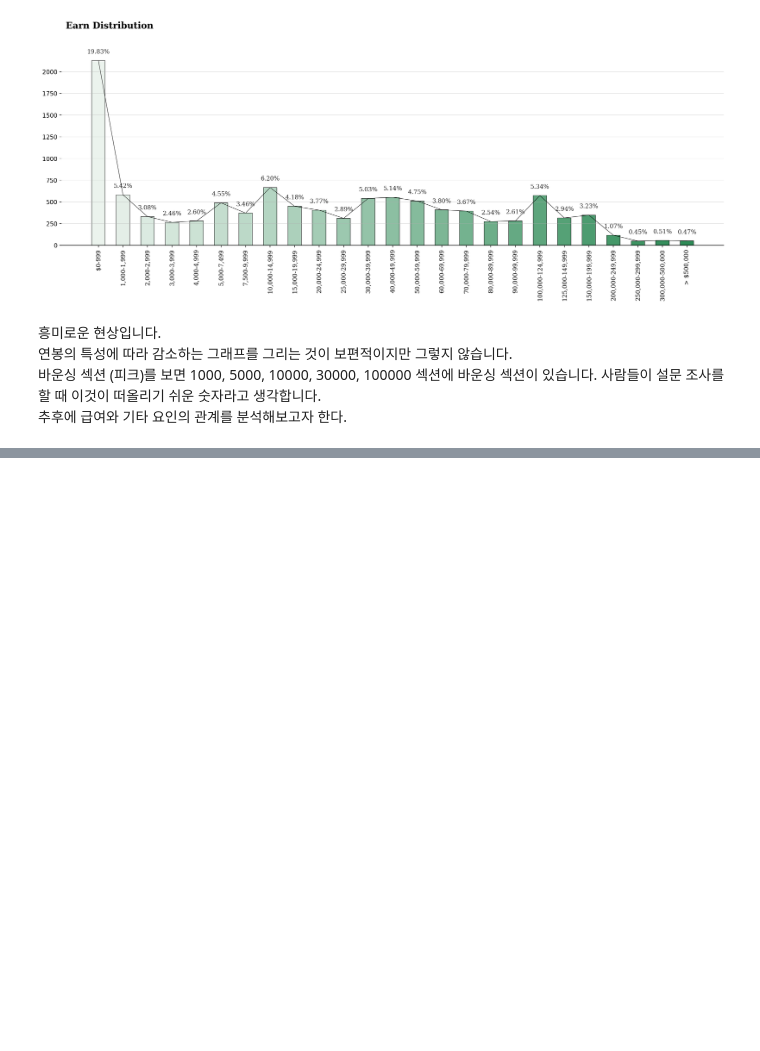
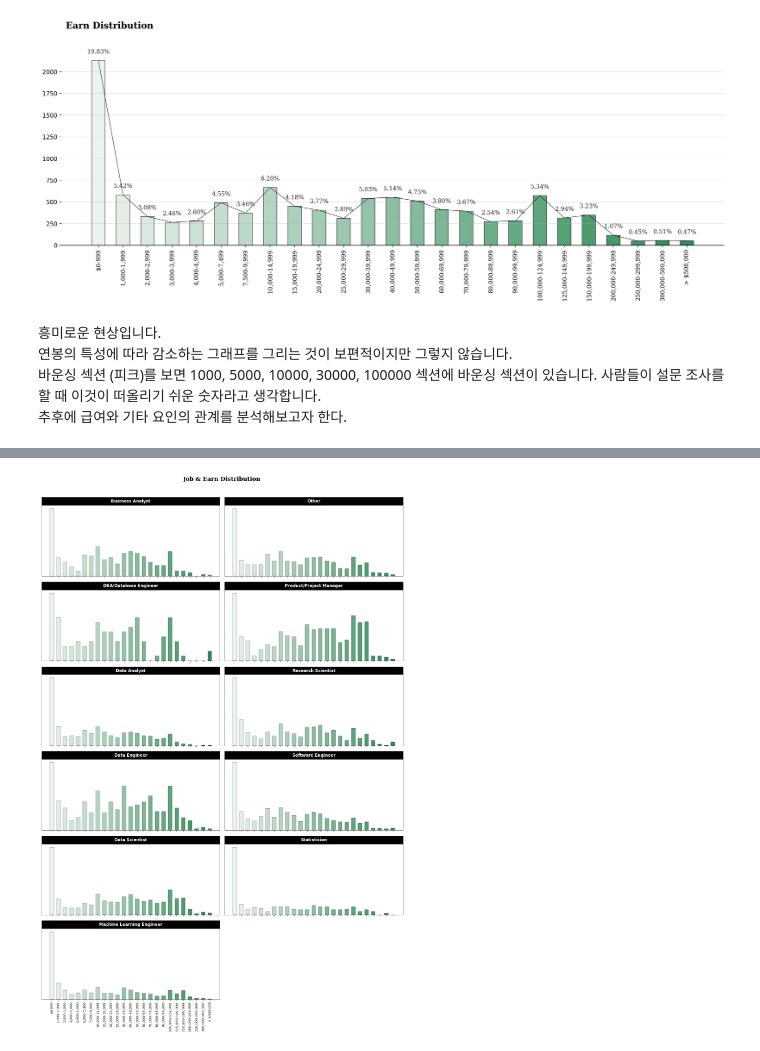
Before and after one commit to OH1107/Kaggle, a Jupyter notebook: 2020 Kaggle Machine Learning & Data Science Survey/[Kaggle_2020]_Visualization_&_Analysis.ipynb, the cells around one changed output, grey strips where cells are left out. Drawn from its saved outputs; the diff is of its cells as text; code cells hidden in the pictures; blank space fills up the shorter version.

```diff
--- a/2020 Kaggle Machine Learning & Data Science Survey/[Kaggle_2020]_Visualization_&_Analysis.ipynb
+++ b/2020 Kaggle Machine Learning & Data Science Survey/[Kaggle_2020]_Visualization_&_Analysis.ipynb
@@ -507,0 +544,37 @@ plt.show()
+# %%
+data_q5q24 = pd.pivot_table(data, values='count', index=['Q5'], columns=['Q24'], aggfunc=np.sum).fillna(0).astype(int).loc[:,q24_order]
+data_q5q24 = (data_q5q24.T /data_q5q24.sum(axis=1))#.rename(columns={'United States of America':'USA', 'United Kingdom of Great Britain and Northern Ireland': 'UK'})
+
+colors=sns.light_palette("seagreen", len(data_q24))
+
+fig, ax = plt.subplots(6, 2,figsize=(15, 22), sharex=True)
+
+for idx, q5_idx in enumerate(data_q5q24.columns):
+    ax[idx%6][idx//6].bar(data_q5q24[q5_idx].index, data_q5q24[q5_idx], color=colors, edgecolor='black', linewidth=0.4, width=0.6)
+    ax[idx%6][idx//6].set_yticks([])
+    for s in ['top', 'bottom', 'left', 'right']:
+        ax[idx%6][idx//6].spines[s].set_linewidth(0.5)
+
+    divider = make_axes_locatable(ax[idx%6][idx//6])
+    cax = divider.append_axes("top", size="11%", pad=0)
+    cax.get_xaxis().set_visible(False)
+    cax.get_yaxis().set_visible(False)
+    cax.set_facecolor('black')
+
+    at = AnchoredText(q5_idx, loc=10,
+                      prop=dict(backgroundcolor='black',
+                                size=12, color='white', weight='bold'))
+    cax.add_artist(at)
+
+ax[-1][0].set_xticklabels(q24_order, fontfamily='serif', rotation=90)
+ax[-1][1].set_xticklabels(q24_order, fontfamily='serif', rotation=90)
+
+ax[-1][-1].set_visible(False)
+
+fig.suptitle('Job & Earn Distribution', fontsize=17, fontweight='bold', fontfamily='serif', y=1.03)
+
+plt.tight_layout()
+# plt.subplots_adjust(hspace=0.25)
+plt.show()
+# %% [output]
+[figure, added]
```
Also changed, not shown: parts of 6 cells of this notebook.
